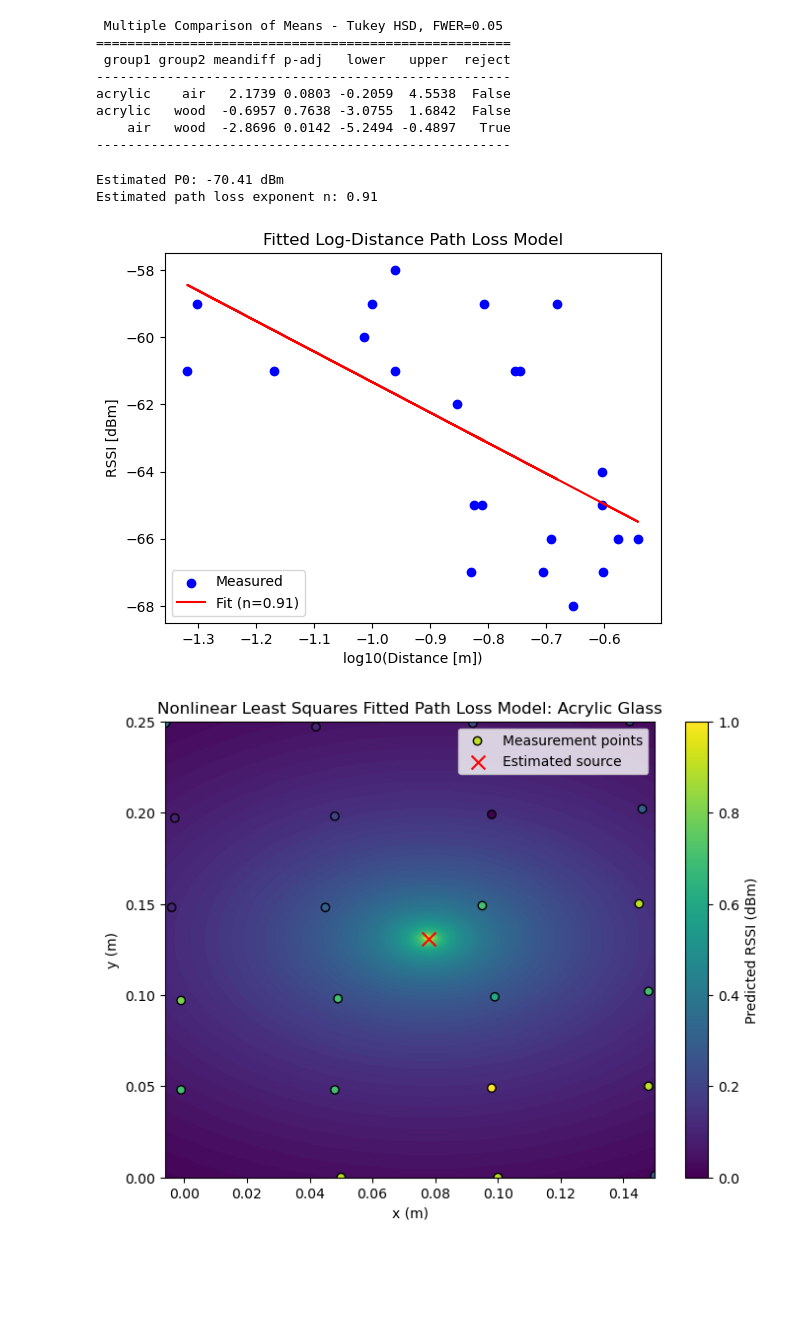
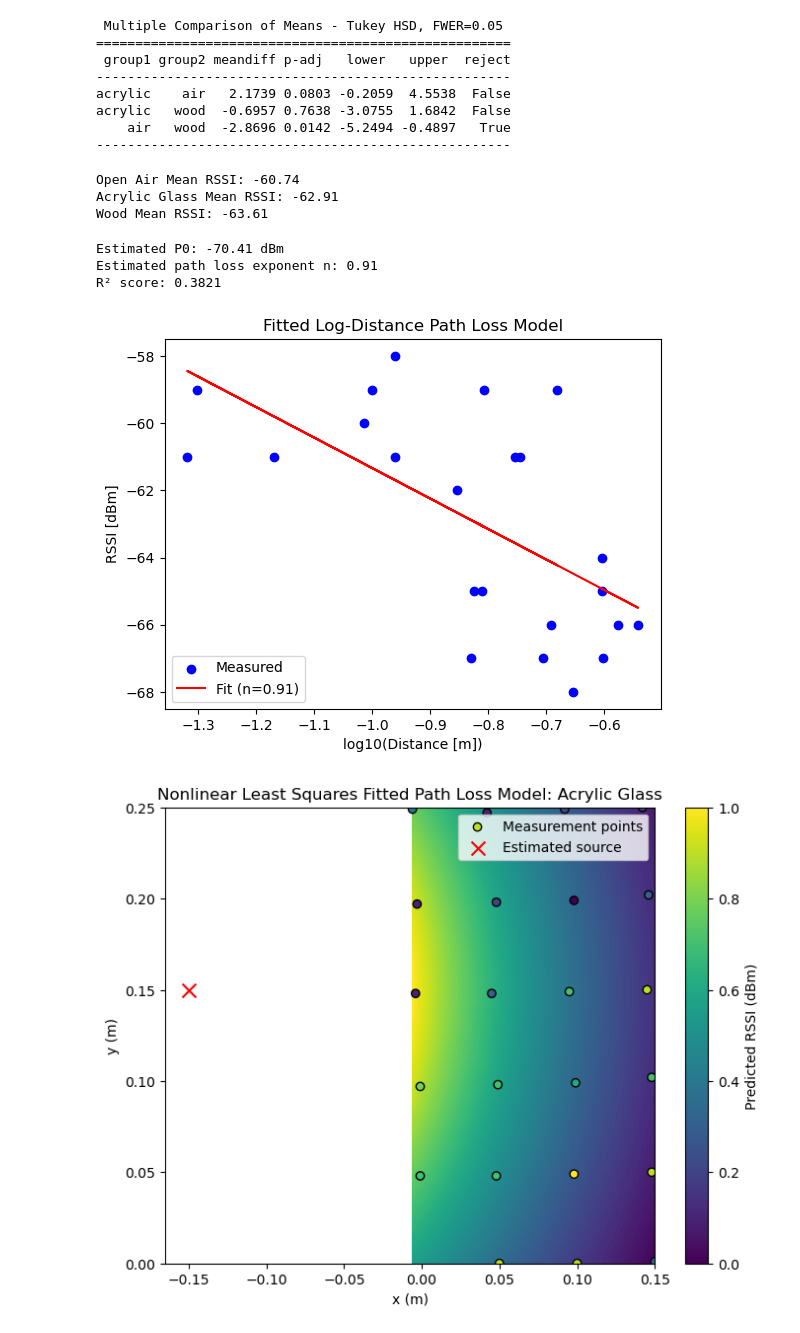
Before and after one commit to rcodefiles/wifi-attenuation, a Jupyter notebook: src/data_processing.ipynb, the cells around one changed output. Drawn from its saved outputs; the diff is of its cells as text; code cells hidden in the pictures; blank space fills up the shorter version.

```diff
--- a/src/data_processing.ipynb
+++ b/src/data_processing.ipynb
@@ -62,25 +58,35 @@ acrylic    air   2.1739 0.0803 -0.2059  4.5538  False
 acrylic   wood  -0.6957 0.7638 -3.0755  1.6842  False
     air   wood  -2.8696 0.0142 -5.2494 -0.4897   True
 -----------------------------------------------------
+# %%
+open_air_mean = open_air['RSSI'].mean()
+acrylic_glass_mean = acrylic_glass['RSSI'].mean()
+wood_mean = wood['RSSI'].mean()
+print(f"Open Air Mean RSSI: {open_air_mean:.2f}")
+print(f"Acrylic Glass Mean RSSI: {acrylic_glass_mean:.2f}")
+print(f"Wood Mean RSSI: {wood_mean:.2f}")
+# %% [output]
+Open Air Mean RSSI: -60.74
+Acrylic Glass Mean RSSI: -62.91
+Wood Mean RSSI: -63.61
 # %%
 import numpy as np
 from scipy.optimize import least_squares
 import matplotlib.pyplot as plt
+from sklearn.metrics import r2_score
 
-# --- Load data ---
 x = acrylic_glass["x_m"].values
 y = acrylic_glass["y_m"].values
 rssi = acrylic_glass["RSSI"].values
 XY = np.column_stack((x, y))
 
-xs_true, ys_true = 0.0, 0.0   # <-- change this to your router's actual (x, y) in meters
-
-# --- Path loss model residuals ---
+xs_true, ys_true = 0.0, 0.0
+xs_est, ys_est = -0.15, 0.15
 def path_loss_residuals(params, XY, rssi, xs, ys):
     P0, n = params
     x, y = XY[:,0], XY[:,1]
     d = np.sqrt((x - xs)**2 + (y - ys)**2)
-    d[d < 1e-6] = 1e-6  # avoid log(0)
+    d[d < 1e-6] = 1e-6
     pred = P0 - 10 * n * np.log10(d)
     return pred - rssi
 
@@ -93,35 +99,40 @@ print(f"Estimated P0: {P0_est:.2f} dBm")
 print(f"Estimated path loss exponent n: {n_est:.2f}")
 
 d = np.sqrt((x - xs_true)**2 + (y - ys_true)**2)
+rssi_pred = P0_est - 10 * n_est * np.log10(d)
+
+r2 = r2_score(rssi, rssi_pred)
+print(f"R² score: {r2:.4f}")
 plt.scatter(np.log10(d), rssi, label="Measured", color="blue")
 plt.plot(np.log10(d), P0_est - 10 * n_est * np.log10(d), color="red", label=f"Fit (n={n_est:.2f})")
 plt.xlabel("log10(Distance [m])")
 plt.ylabel("RSSI [dBm]")
 plt.legend()
 plt.title("Fitted Log-Distance Path Loss Model")
 plt.show()
 
 xi = np.linspace(XY[:,0].min(), XY[:,0].max(), 100)
 yi = np.linspace(XY[:,1].min(), XY[:,1].max(), 100)
 xi, yi = np.meshgrid(xi, yi)
 d_grid = np.sqrt((xi - xs_est)**2 + (yi - ys_est)**2)
 zi = P0_est - 10 * n_est * np.log10(d_grid)
 
 plt.figure(figsize=(8,6))
 plt.contourf(xi, yi, zi, levels=100, cmap='viridis')
 plt.scatter(x, y, c=rssi, cmap='viridis', edgecolor='k', label='Measurement points')
 plt.scatter(xs_est, ys_est, color='red', marker='x', s=100, label='Estimated source')
 plt.colorbar(label="Predicted RSSI (dBm)")
 plt.legend()
 plt.title("Nonlinear Least Squares Fitted Path Loss Model: Acrylic Glass")
 plt.xlabel("x (m)")
 plt.ylabel("y (m)")
 plt.show()
 # %% [output]
 Estimated P0: -70.41 dBm
 Estimated path loss exponent n: 0.91
+R² score: 0.3821
 [figure]
-[figure, old version]
+[figure, new version]
 # %%
 import numpy as np
 from scipy.optimize import least_squares
```
Also changed, not shown: parts of 4 cells of this notebook.
